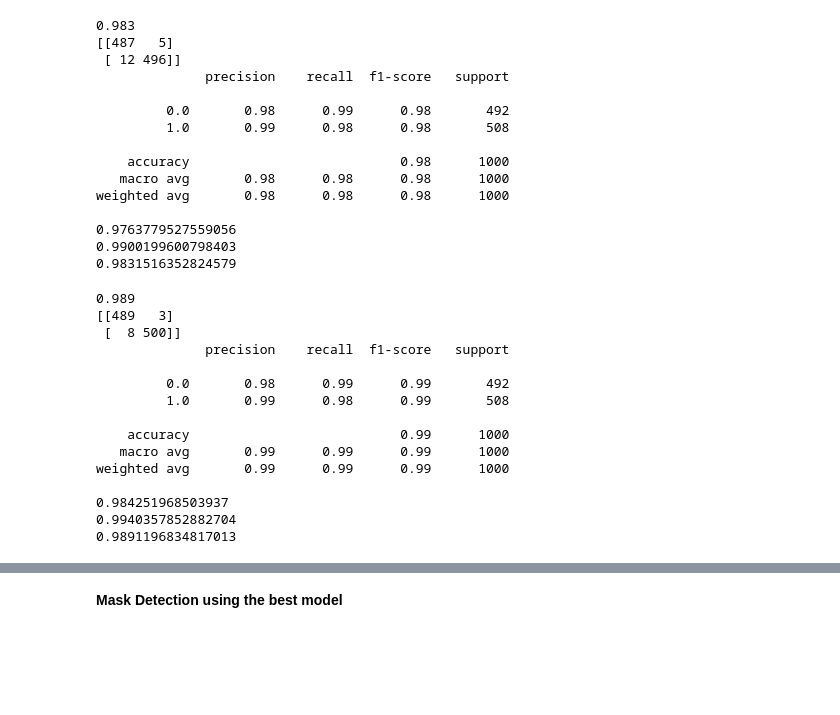
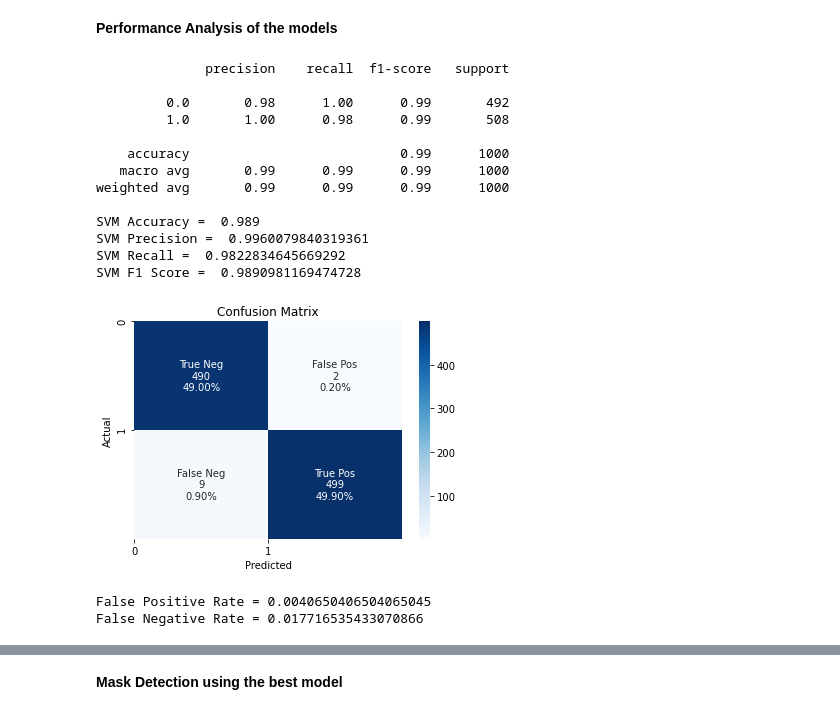
Before and after one commit to sohanasarah/FaceMaskDetection, a Jupyter notebook: evaulation.ipynb, the cells around one changed output, grey strips where cells are left out. Saved outputs shown, nothing was run; the diff lists cells and outputs as text; code cells hidden in the pictures; blank space fills up the shorter version.

Commit message:
Add files via upload
Confusion matrix plot update

```diff
--- a/evaulation.ipynb
+++ b/evaulation.ipynb
@@ -33,23 +65,0 @@ dt_model, dt_ytest, dt_pred = pickle.load(open("dt.pkl", 'rb'))
-# %%
-print(accuracy_score(dt_ytest,dt_pred))
-print(confusion_matrix(dt_ytest,dt_pred))
-print(classification_report(dt_ytest,dt_pred))
-print(recall_score(dt_ytest,dt_pred))
-print(precision_score(dt_ytest,dt_pred))
-print(f1_score(dt_ytest,dt_pred))
-# %% [output]
-0.983
-[[487   5]
- [ 12 496]]
-              precision    recall  f1-score   support
-
-         0.0       0.98      0.99      0.98       492
-         1.0       0.99      0.98      0.98       508
-
-    accuracy                           0.98      1000
-   macro avg       0.98      0.98      0.98      1000
-weighted avg       0.98      0.98      0.98      1000
-
-0.9763779527559056
-0.9900199600798403
-0.9831516352824579
@@ -58,23 +66,21 @@ knn_model, knn_ytest, knn_pred = pickle.load(open("knn.pkl", 'rb'))
-# %%
-print(accuracy_score(knn_ytest,knn_pred))
-print(confusion_matrix(knn_ytest,knn_pred))
-print(classification_report(knn_ytest,knn_pred))
-print(recall_score(knn_ytest,knn_pred))
-print(precision_score(knn_ytest,knn_pred))
-print(f1_score(knn_ytest,knn_pred))
-# %% [output]
-0.989
-[[489   3]
- [  8 500]]
-              precision    recall  f1-score   support
-
-         0.0       0.98      0.99      0.99       492
-         1.0       0.99      0.98      0.99       508
-
-    accuracy                           0.99      1000
-   macro avg       0.99      0.99      0.99      1000
-weighted avg       0.99      0.99      0.99      1000
-
-0.984251968503937
-0.9940357852882704
-0.9891196834817013
+# %% [markdown]
+<b> Performance Analysis of the models <b>
+# %%
+print_performance_metrics(svm_ytest, svm_pred, 'SVM')
+# %% [output]
+              precision    recall  f1-score   support
+
+         0.0       0.98      1.00      0.99       492
+         1.0       1.00      0.98      0.99       508
+
+    accuracy                           0.99      1000
+   macro avg       0.99      0.99      0.99      1000
+weighted avg       0.99      0.99      0.99      1000
+
+SVM Accuracy =  0.989
+SVM Precision =  0.9960079840319361
+SVM Recall =  0.9822834645669292
+SVM F1 Score =  0.9890981169474728
+[figure, added]
+False Positive Rate = 0.0040650406504065045
+False Negative Rate = 0.017716535433070866
```
Also changed, not shown: parts of 19 cells of this notebook.
